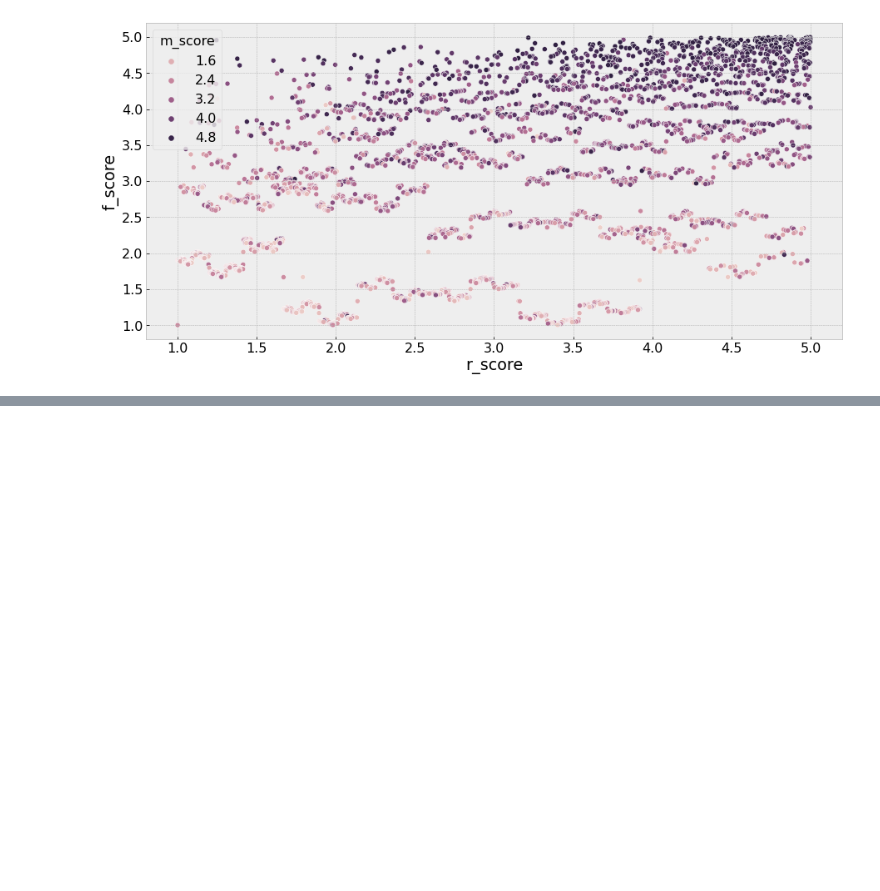
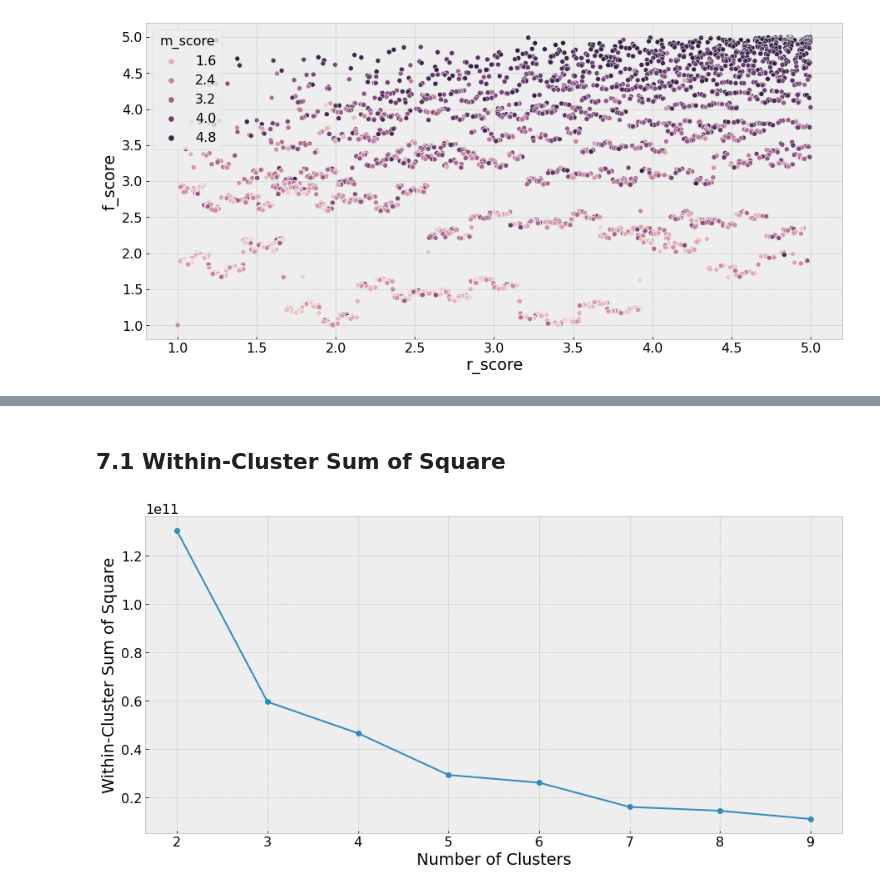
Before and after one commit to paixaols/loyalty-program, a Jupyter notebook: notebooks/1_loyalty.ipynb, the cells around one changed output, grey strips where cells are left out. Cells and saved outputs as stored; diff of their text form; code cells hidden in the pictures; blank space fills up the shorter version.

Commit message:
Within-cluster sum of square and silhouette analysis implemented

```diff
--- a/notebooks/1_loyalty.ipynb
+++ b/notebooks/1_loyalty.ipynb
@@ -17,6 +21,26 @@ def jupyter_settings():
     pd.options.display.max_columns = None
     pd.options.display.max_rows = None
 jupyter_settings()
+# %%
+def eval_wss(x, clusters, random_state=73):
+    wss = []
+    for k in clusters:
+        model = KMeans(init = 'random',
+                       n_clusters = k,
+                       max_iter = 300,
+                       random_state = random_state)
+        model.fit(x)
+        wss.append(model.inertia_)
+    return wss
+
+def eval_ss(x, clusters, random_state=73):
+    ss = []
+    for k in clusters:
+        model = KMeans(n_clusters=k, random_state=random_state)
+        pred = model.fit_predict(x)
+        score = silhouette_score(x, pred, metric='euclidean')
+        ss.append(score)
+    return ss
 # %% [markdown]
 ## Importar dados
 # %%
@@ -293,0 +363,14 @@ sns.scatterplot(data = df42, x = 'r_score', y = 'f_score', hue = 'm_score');
+# %%
+df7 = pd.read_csv('../data/interim/c1_df7.csv')
+# %% [markdown]
+## 7.1 Within-Cluster Sum of Square
+# %%
+X = df7.copy()
+# %%
+clusters = [2, 3, 4, 5, 6, 7, 8, 9]
+wss = eval_wss(X, clusters)
+plt.plot(clusters, wss, '-o')
+plt.xlabel('Number of Clusters')
+plt.ylabel('Within-Cluster Sum of Square');
+# %% [output]
+[figure, added]
```
Also changed, not shown: parts of 25 cells of this notebook.
